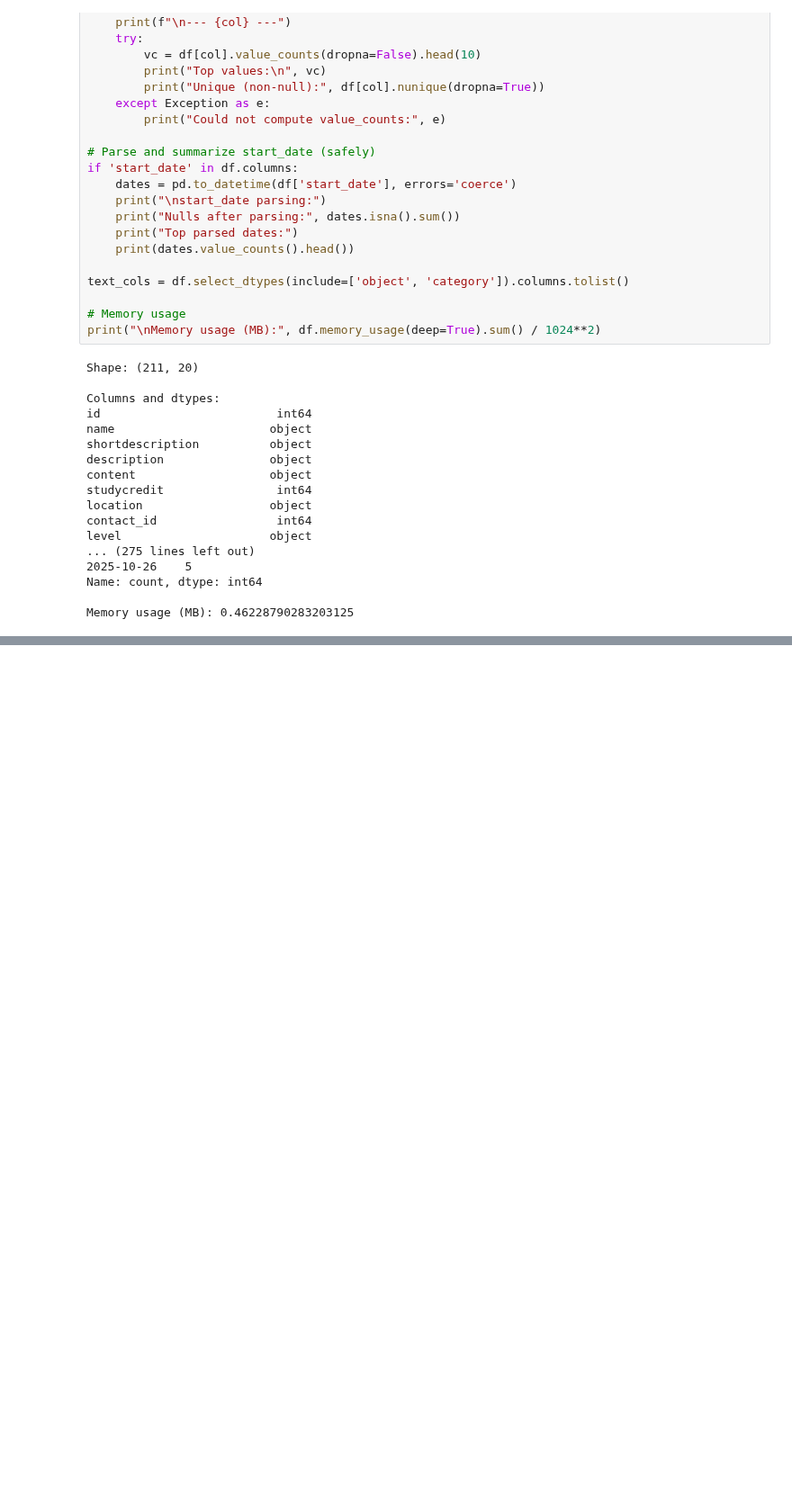
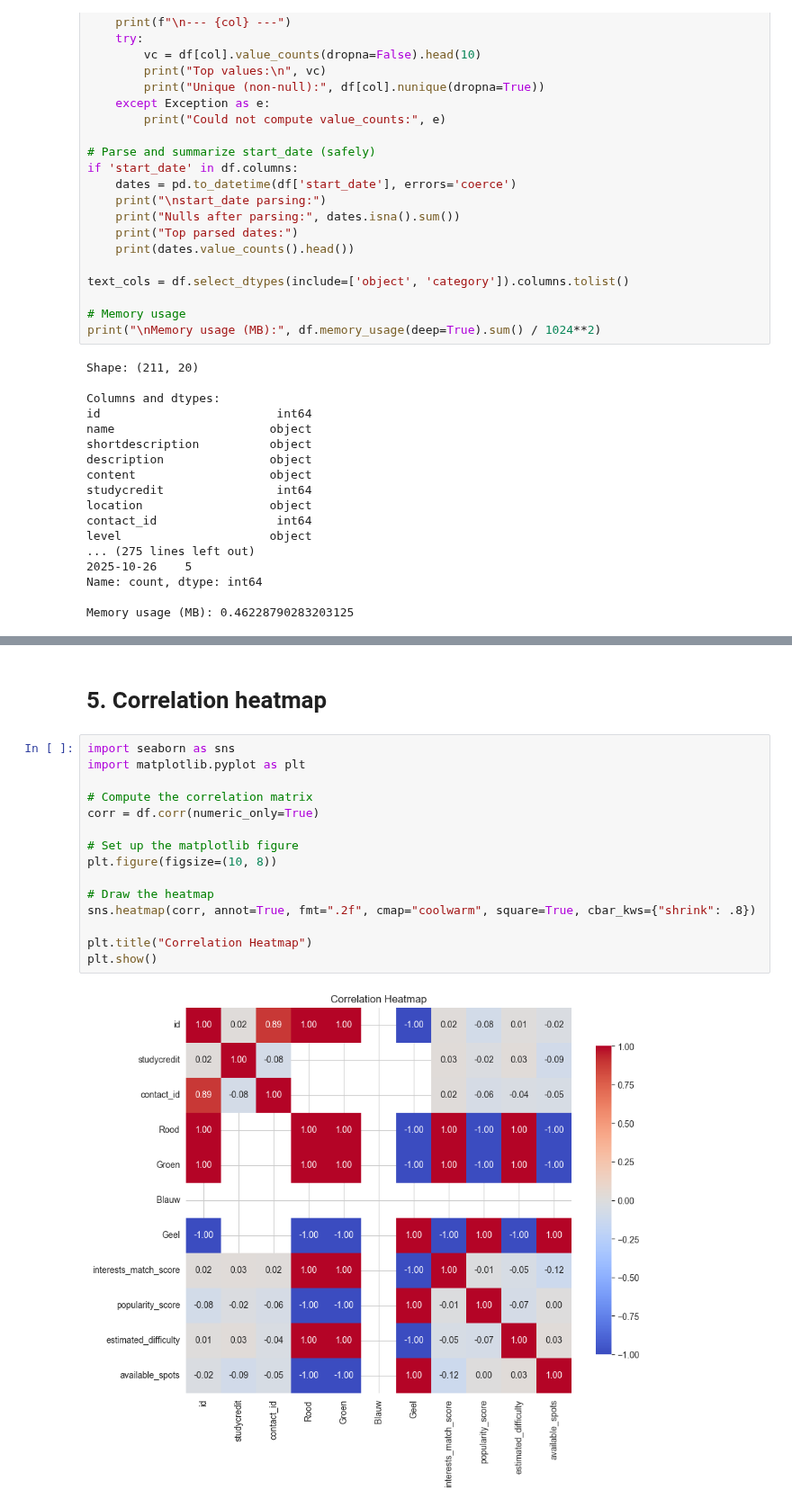
Before and after one commit to DanielvG-IT/Avans, a Jupyter notebook: Notebooks/01_data_exploration.ipynb, the cells around one changed output, grey strips where cells are left out. Shown at 90% size. Drawn from its saved outputs; the diff is of its cells as text; blank space fills up the shorter version.

```diff
--- a/Notebooks/01_data_exploration.ipynb
+++ b/Notebooks/01_data_exploration.ipynb
@@ -140,0 +132,19 @@ if not num_local.empty:
+# %% [markdown]
+# 5. Correlation heatmap
+# %%
+import seaborn as sns
+import matplotlib.pyplot as plt
+
+# Compute the correlation matrix
+corr = df.corr(numeric_only=True)
+
+# Set up the matplotlib figure
+plt.figure(figsize=(10, 8))
+
+# Draw the heatmap
+sns.heatmap(corr, annot=True, fmt=".2f", cmap="coolwarm", square=True, cbar_kws={"shrink": .8})
+
+plt.title("Correlation Heatmap")
+plt.show()
+# %% [output]
+[figure, added]
```
Also changed, not shown: parts of 8 cells of this notebook.
